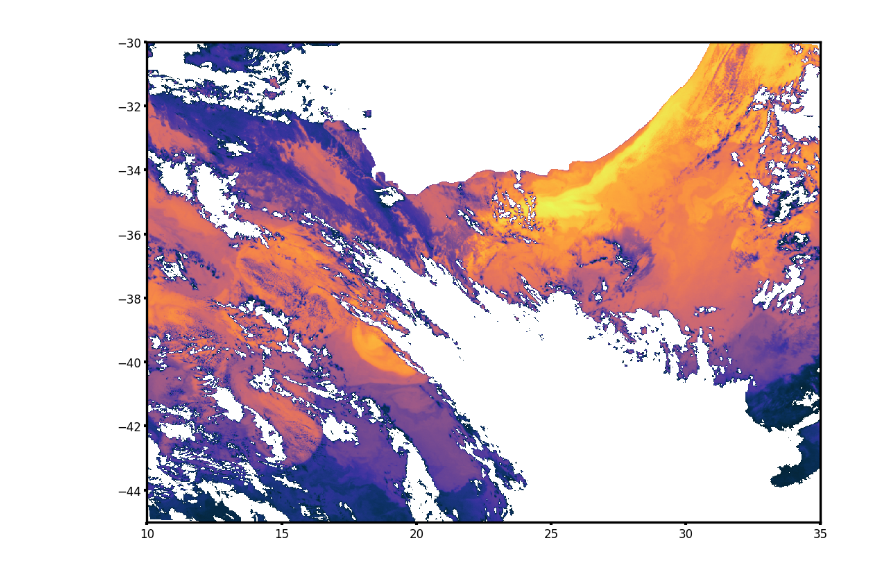
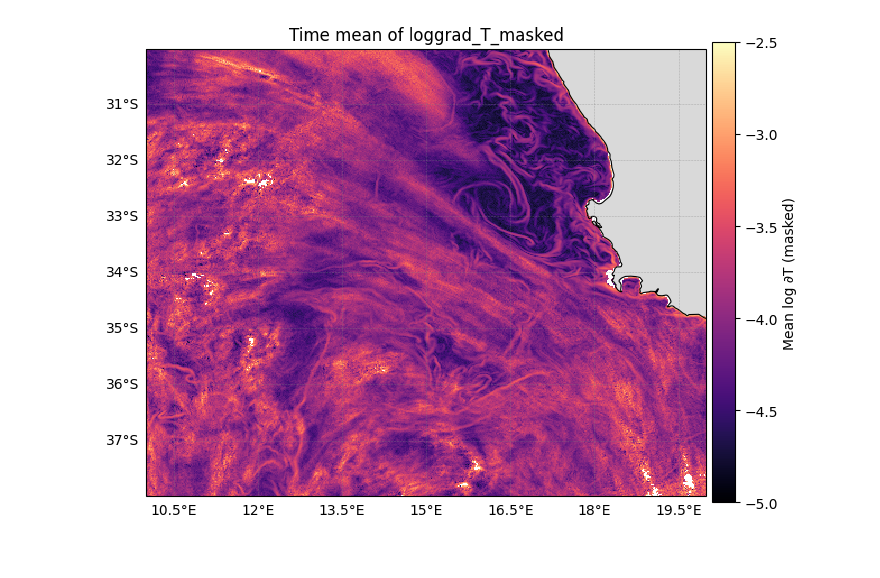
Before and after one commit to marcelduplessis/DOWNLOAD_EUMETSAT, a Jupyter notebook: scripts/test-sst-animation.ipynb, the cells around one changed output. Saved outputs shown, nothing was run; the diff lists cells and outputs as text; code cells hidden in the pictures.

```diff
--- a/scripts/test-sst-animation.ipynb
+++ b/scripts/test-sst-animation.ipynb
@@ -101,9 +320,68 @@ import cmocean
-# %%
-fig, ax = plt.subplots(figsize=(3.5, 2.5), constrained_layout=True)
-
-ax.pcolor = ax.pcolormesh(ds.lon, ds.lat, ds["BT_masked"].isel(time=0), cmap=cmocean.cm.thermal)
-# %% [output]
-[figure, old version]
+# %%
+import numpy as np
+import matplotlib.pyplot as plt
+import cartopy.crs as ccrs
+import cartopy.feature as cfeature
+import cmocean
+
+var = "loggrad_T_masked"
+cmap = "magma"
+
+proj = ccrs.PlateCarree()
+
+fig = plt.figure(figsize=(7, 5), constrained_layout=True)
+ax = plt.axes(projection=proj)
+
+ax.set_extent(
+    [
+        float(ds_subset.lon.min()),
+        float(ds_subset.lon.max()),
+        float(ds_subset.lat.min()),
+        float(ds_subset.lat.max()),
+    ],
+    crs=ccrs.PlateCarree(),
+)
+
+ax.coastlines(resolution="10m", linewidth=0.8)
+ax.add_feature(cfeature.LAND, facecolor="0.85", zorder=0)
+
+gl = ax.gridlines(
+    draw_labels=True,
+    linewidth=0.4,
+    color="gray",
+    alpha=0.5,
+    linestyle="--"
+)
+gl.top_labels = False
+gl.right_labels = False
+
+# Average over all time steps
+data_mean = ds_subset[var].mean(dim="time")
+
+pcm = ax.pcolormesh(
+    ds_subset.lon,
+    ds_subset.lat,
+    data_mean,
+    transform=ccrs.PlateCarree(),
+    cmap=cmap,
+    vmin=-5,
+    vmax=-2.5,
+    shading="auto",
+)
+
+cbar = plt.colorbar(pcm, ax=ax, pad=0.01)
+cbar.set_label("Mean log ∂T (masked)")
+
+ax.set_title(f"Time mean of {var}")
+
+plt.savefig(
+    f"/home/mduplessis/projects/whirls-monitoring/eumetsat_sst/figures/goflow_sst_{var}_mean_map.png",
+    dpi=200,
+    bbox_inches="tight",
+)
+plt.show()
+# %% [output]
+[figure, added]
 # %%
 
 
```
Also changed, not shown: parts of 8 cells of this notebook, 9 other files.
